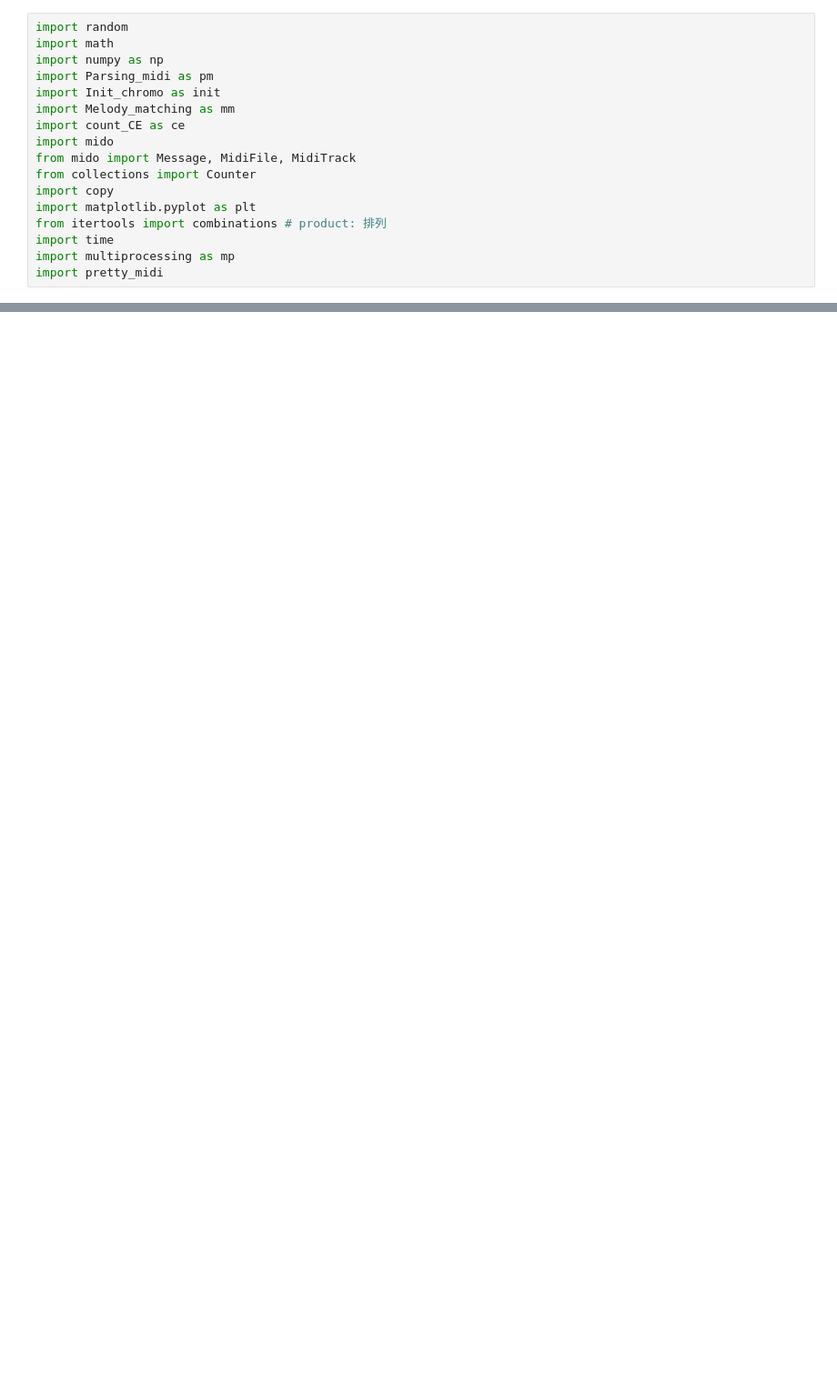
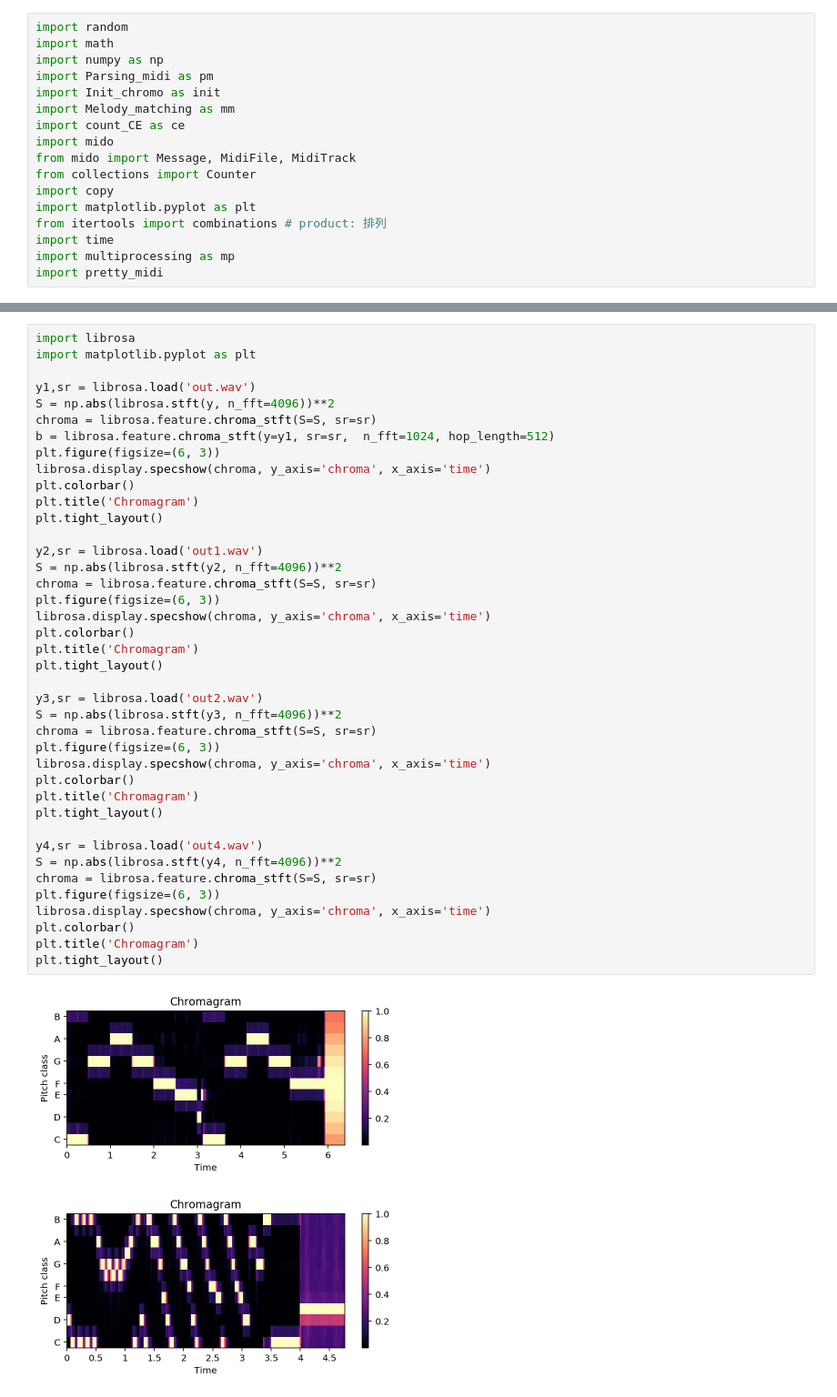
Before and after one commit to sharon1018/Music_information_retrieval, a Jupyter notebook: Cal_score.ipynb, the cells around one changed output, grey strips where cells are left out. Shown at 91% size. Cells and saved outputs as stored; diff of their text form; blank space fills up the shorter version.

```diff
--- a/Cal_score.ipynb
+++ b/Cal_score.ipynb
@@ -135,0 +170,43 @@ def harmony_score(midi_msg, chord, ori_note):
+# %%
+import librosa
+import matplotlib.pyplot as plt
+
+y1,sr = librosa.load('out.wav')
+S = np.abs(librosa.stft(y, n_fft=4096))**2
+chroma = librosa.feature.chroma_stft(S=S, sr=sr)
+b = librosa.feature.chroma_stft(y=y1, sr=sr,  n_fft=1024, hop_length=512)
+plt.figure(figsize=(6, 3))
+librosa.display.specshow(chroma, y_axis='chroma', x_axis='time')
+plt.colorbar()
+plt.title('Chromagram')
+plt.tight_layout()
+
+y2,sr = librosa.load('out1.wav')
+S = np.abs(librosa.stft(y2, n_fft=4096))**2
+chroma = librosa.feature.chroma_stft(S=S, sr=sr)
+plt.figure(figsize=(6, 3))
+librosa.display.specshow(chroma, y_axis='chroma', x_axis='time')
+plt.colorbar()
+plt.title('Chromagram')
+plt.tight_layout()
+
+y3,sr = librosa.load('out2.wav')
+S = np.abs(librosa.stft(y3, n_fft=4096))**2
+chroma = librosa.feature.chroma_stft(S=S, sr=sr)
+plt.figure(figsize=(6, 3))
+librosa.display.specshow(chroma, y_axis='chroma', x_axis='time')
+plt.colorbar()
+plt.title('Chromagram')
+plt.tight_layout()
+
+y4,sr = librosa.load('out4.wav')
+S = np.abs(librosa.stft(y4, n_fft=4096))**2
+chroma = librosa.feature.chroma_stft(S=S, sr=sr)
+plt.figure(figsize=(6, 3))
+librosa.display.specshow(chroma, y_axis='chroma', x_axis='time')
+plt.colorbar()
+plt.title('Chromagram')
+plt.tight_layout()
+# %% [output]
+[figure, added]
+[figure, added]
```
Also changed, not shown: parts of 5 cells of this notebook.
